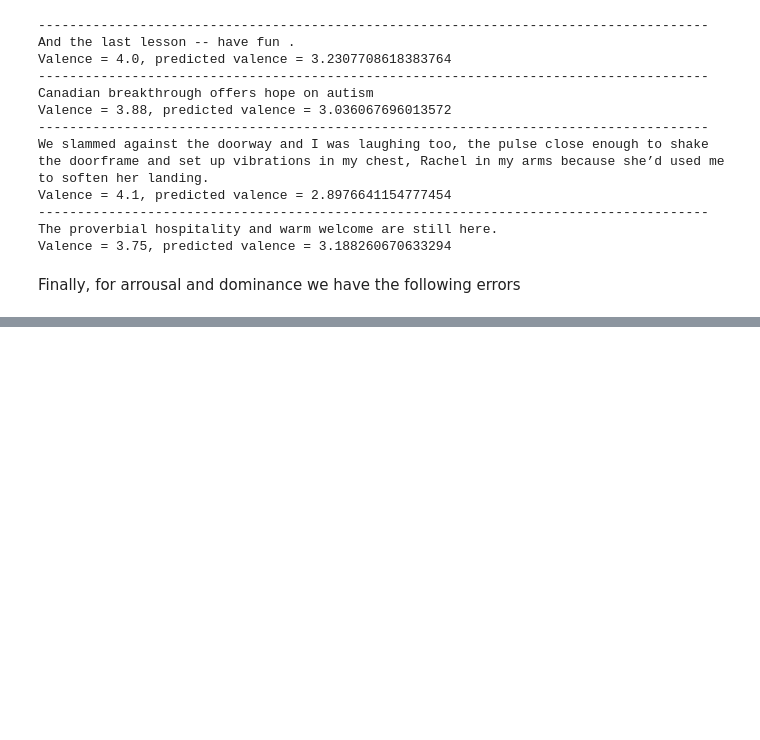
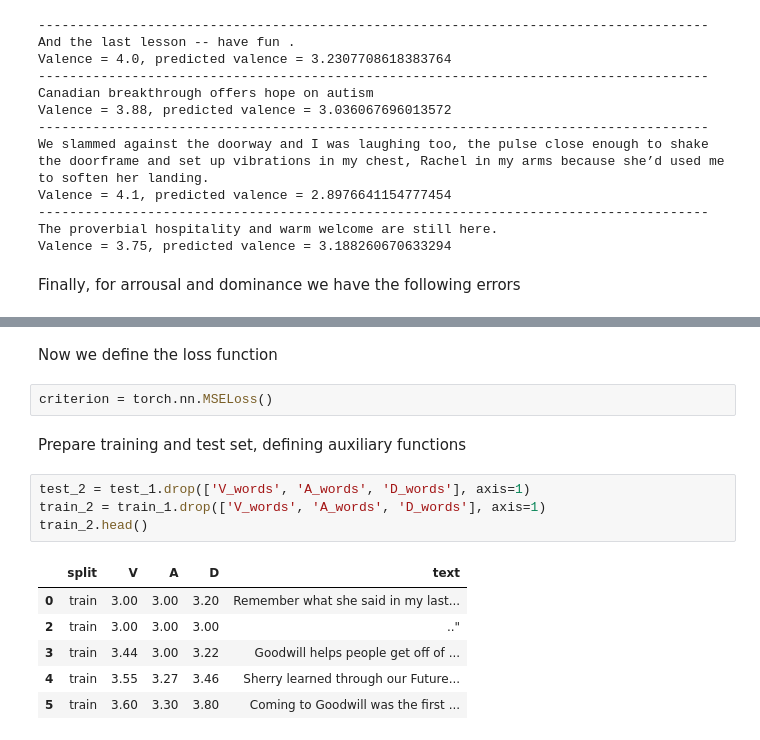
Before and after one commit to camilocarvajalreyes/BE-emotions-in-text, a Jupyter notebook: Sentiment_analysis_written_text.ipynb, the cells around one changed output, grey strips where cells are left out. Saved outputs shown, nothing was run; the diff lists cells and outputs as text; blank space fills up the shorter version.

```diff
--- a/Sentiment_analysis_written_text.ipynb
+++ b/Sentiment_analysis_written_text.ipynb
@@ -247,0 +331,17 @@ Mean squared error of approach 1 for valence = 0.0436326241882095
+# %% [markdown]
+Now we define the loss function
+# %%
+criterion = torch.nn.MSELoss()
+# %% [markdown]
+Prepare training and test set, defining auxiliary functions
+# %%
+test_2 = test_1.drop(['V_words', 'A_words', 'D_words'], axis=1)
+train_2 = train_1.drop(['V_words', 'A_words', 'D_words'], axis=1)
+train_2.head()
+# %% [output]
+|  | split | V | A | D | text |
+| 0 | train | 3.00 | 3.00 | 3.20 | Remember what she said in my last... |
+| 2 | train | 3.00 | 3.00 | 3.00 | .." |
+| 3 | train | 3.44 | 3.00 | 3.22 | Goodwill helps people get off of ... |
+| 4 | train | 3.55 | 3.27 | 3.46 | Sherry learned through our Future... |
+| 5 | train | 3.60 | 3.30 | 3.80 | Coming to Goodwill was the first ... |
```
Also changed, not shown: parts of 37 cells of this notebook, 2 other files.
